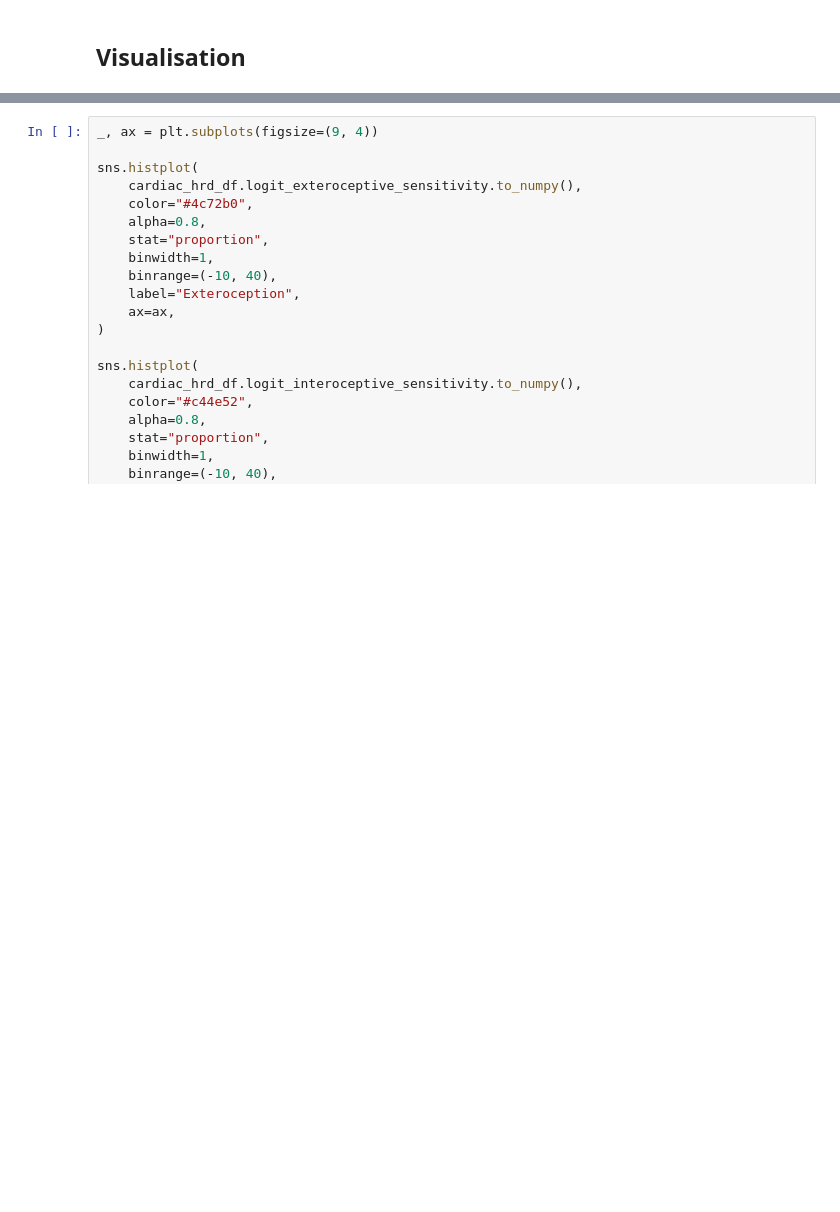
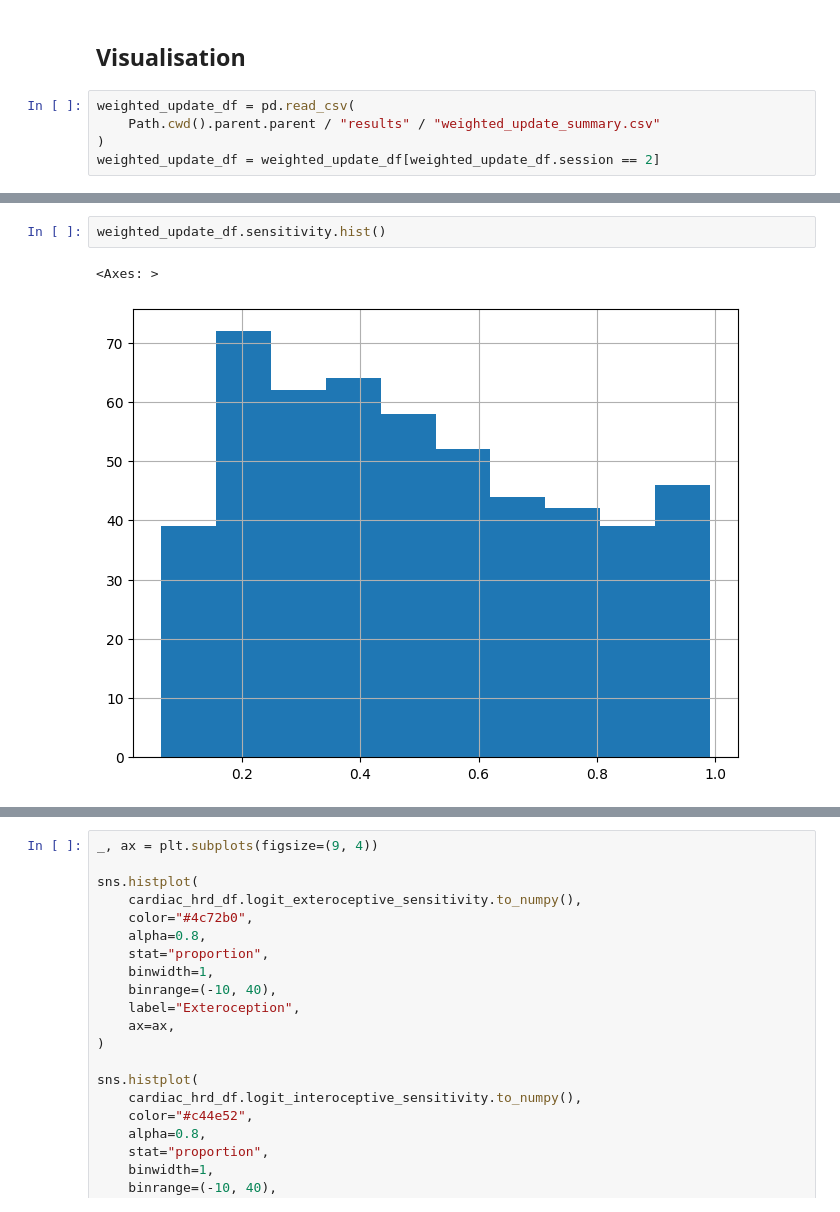
Before and after one commit to LegrandNico/ComputationalCardioception, a Jupyter notebook: code/notebooks/2-Intero_Extero.ipynb, the cells around one changed output, grey strips where cells are left out. Cells and saved outputs as stored; diff of their text form; blank space fills up the shorter version.

```diff
--- a/code/notebooks/2-Intero_Extero.ipynb
+++ b/code/notebooks/2-Intero_Extero.ipynb
@@ -20,2 +15,7 @@ cardiac_hrd_df = cardiac_hrd_df[cardiac_hrd_df.session == 2]
 # %% [markdown]
 ## Visualisation
+# %%
+weighted_update_df = pd.read_csv(
+    Path.cwd().parent.parent / "results" / "weighted_update_summary.csv"
+)
+weighted_update_df = weighted_update_df[weighted_update_df.session == 2]
@@ -21,0 +45,5 @@ cardiac_hrd_df = cardiac_hrd_df[cardiac_hrd_df.session == 2]
+# %%
+weighted_update_df.sensitivity.hist()
+# %% [output]
+<Axes: >
+[figure, added]
```
Also changed, not shown: parts of 7 cells of this notebook, 8 other files.
